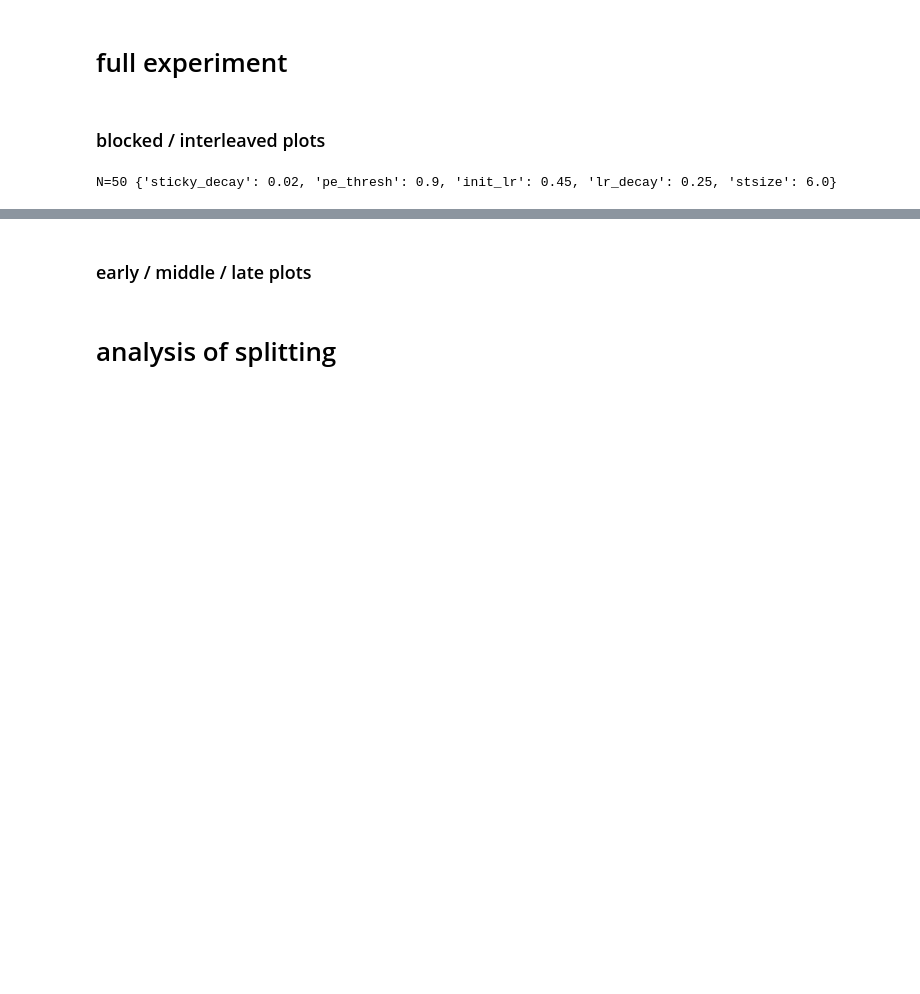
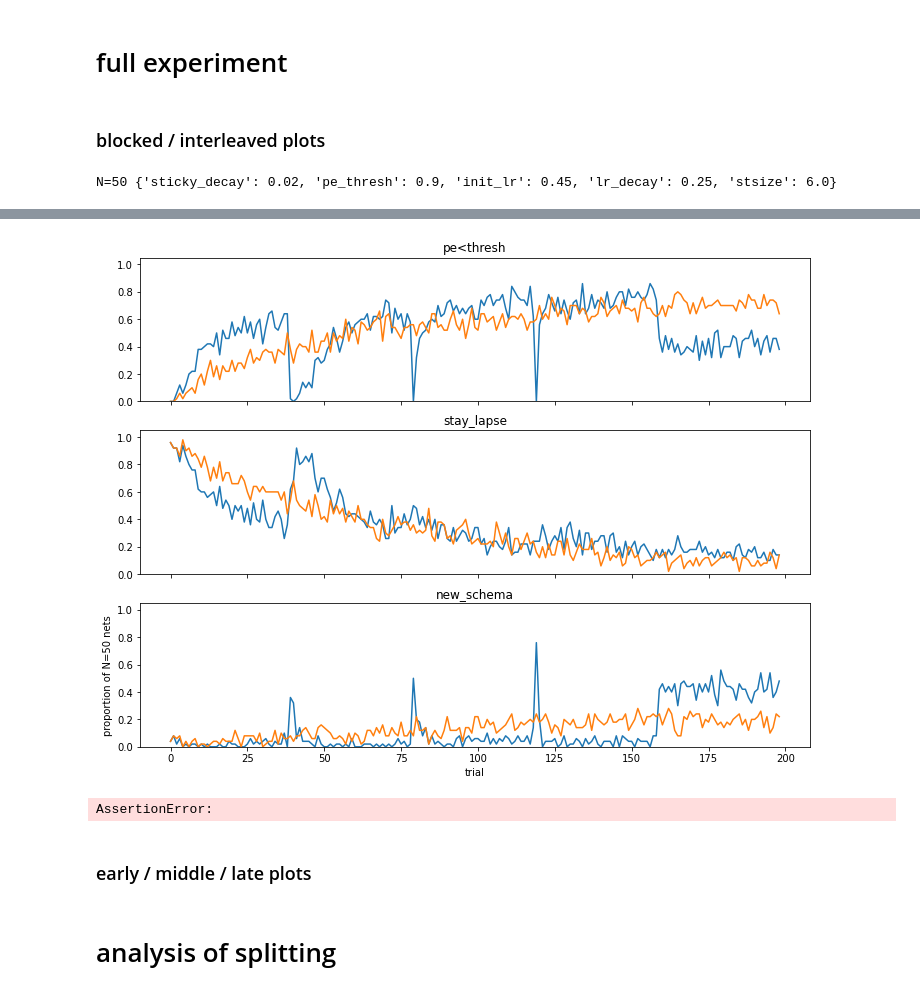
Before and after one commit to andrebeu/toycsw, a Jupyter notebook: analyze_bestfit.ipynb, the cells around one changed output, grey strips where cells are left out. Cells and saved outputs as stored; diff of their text form; code cells hidden in the pictures; blank space fills up the shorter version.

Commit message:
evaluating splitting for meeting with sam/ken

```diff
--- a/analyze_bestfit.ipynb
+++ b/analyze_bestfit.ipynb
@@ -94,3 +102,23 @@ plt_acc(acc_bestBI,condBI,ax=ax)
+# %%
+f,axar = plt.subplots(3,1,figsize=(12,9),sharex=True)
+tL = ['pe<thresh','stay_lapse','new_schema']
+for j in range(3):
+  ax = axar[j]
+  for si,sch in enumerate(data['sch']):
+    # pe<thresh
+    s = np.count_nonzero(sch==j,0)/len(sch)
+    ax.plot(s[1:])
+    ax.set_ylim(0,1.05)
+    ax.set_title(tL[j])
+ax.set_xlabel('trial')
+ax.set_ylabel('proportion of N=%i nets'%len(sch))
+plt.savefig('figures/splitting')
+# %% [output]
+[figure, added]
+# %%
+assert False
+# %% [output]
+AssertionError:
 # %% [markdown]
 ### early / middle / late plots
 # %%
```
Also changed, not shown: parts of 3 cells of this notebook, 4 other files.
